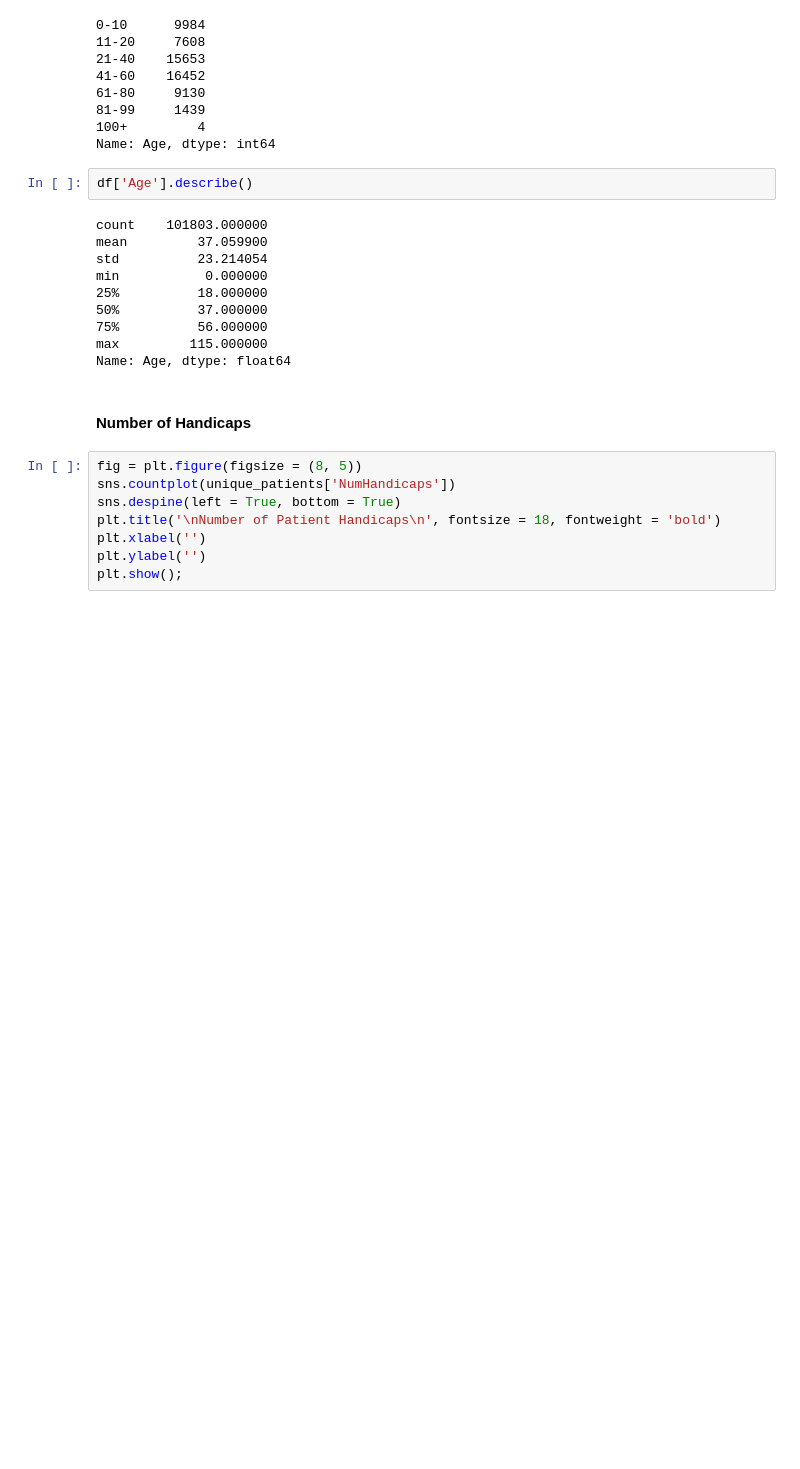
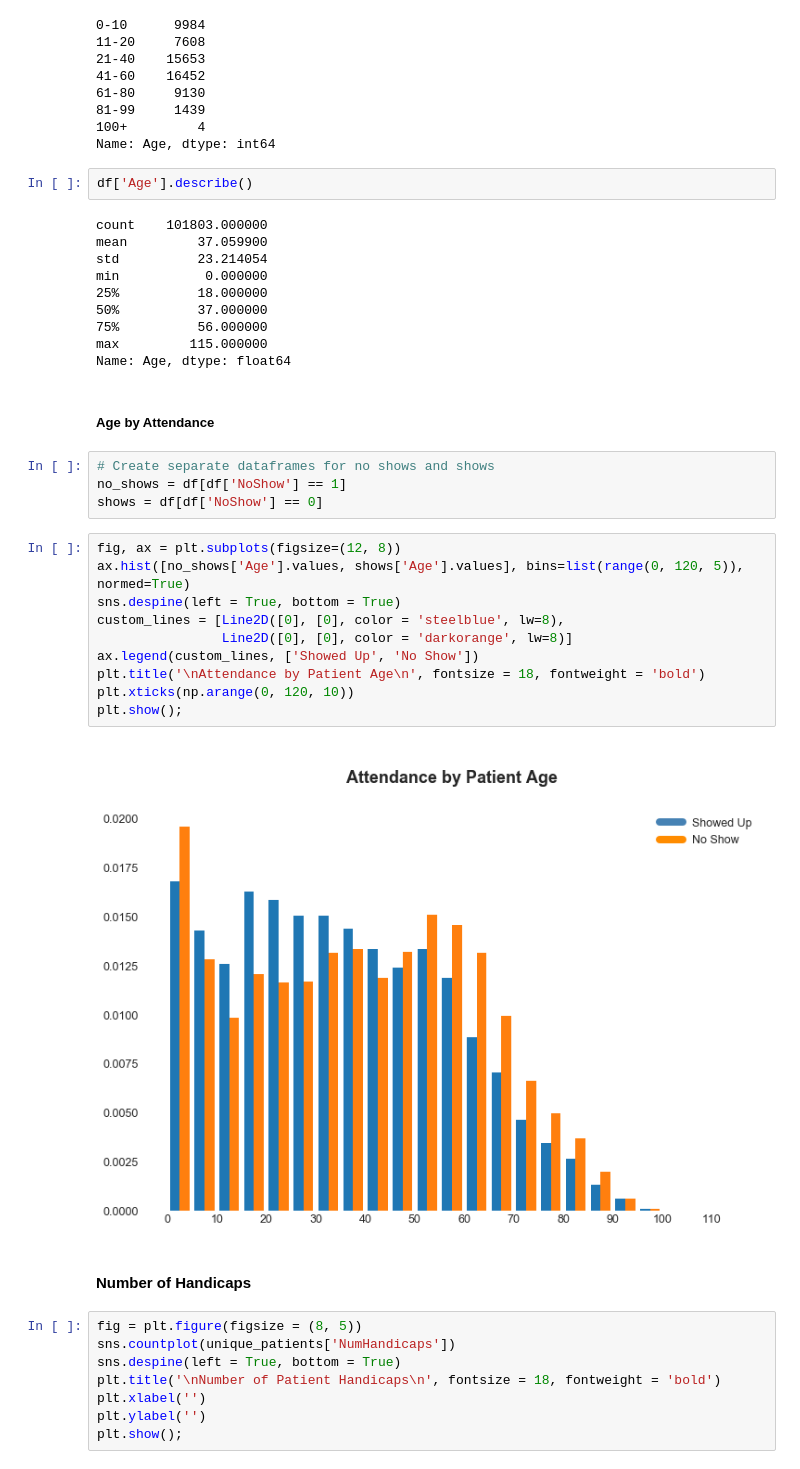
Before and after one commit to jaclynrich/appt-no-show, a Jupyter notebook: appt-no-show.ipynb, the cells around one changed output. Cells and saved outputs as stored; diff of their text form; blank space fills up the shorter version.

```diff
--- a/appt-no-show.ipynb
+++ b/appt-no-show.ipynb
@@ -761,6 +762,24 @@ min           0.000000
 75%          56.000000
 max         115.000000
 Name: Age, dtype: float64
+# %% [markdown]
+##### Age by Attendance
+# %%
+# Create separate dataframes for no shows and shows
+no_shows = df[df['NoShow'] == 1]
+shows = df[df['NoShow'] == 0]
+# %%
+fig, ax = plt.subplots(figsize=(12, 8))
+ax.hist([no_shows['Age'].values, shows['Age'].values], bins=list(range(0, 120, 5)), normed=True)
+sns.despine(left = True, bottom = True)
+custom_lines = [Line2D([0], [0], color = 'steelblue', lw=8),
+                Line2D([0], [0], color = 'darkorange', lw=8)]
+ax.legend(custom_lines, ['Showed Up', 'No Show'])
+plt.title('\nAttendance by Patient Age\n', fontsize = 18, fontweight = 'bold')
+plt.xticks(np.arange(0, 120, 10))
+plt.show();
+# %% [output]
+[figure, added]
 # %% [markdown]
 #### Number of Handicaps
 # %%
```
Also changed, not shown: parts of 9 cells of this notebook.
